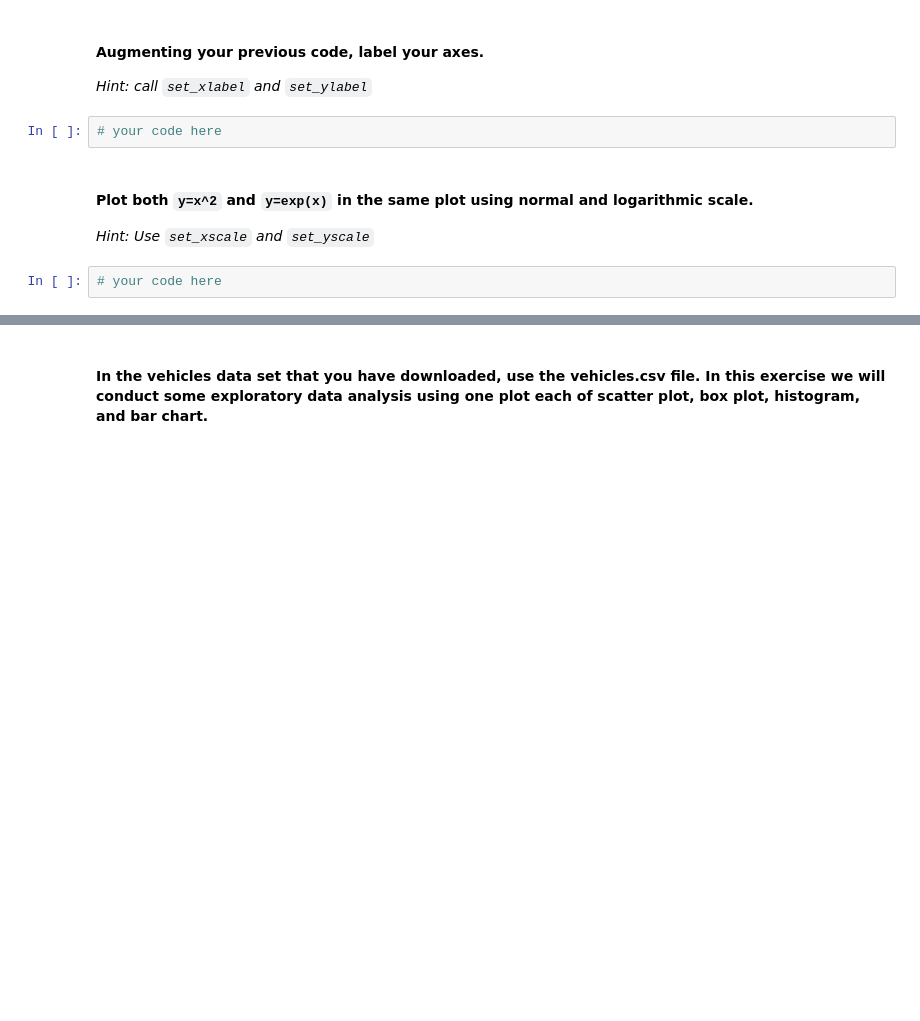
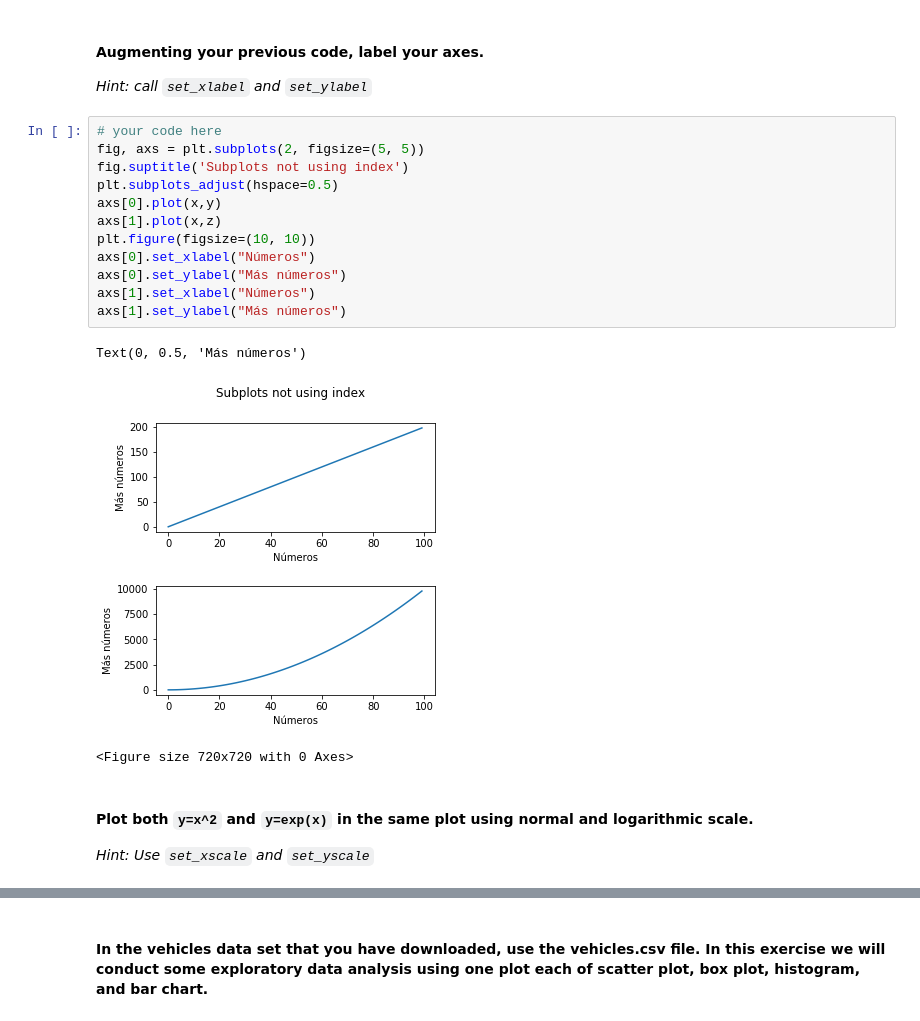
Before and after one commit to ironhack-datalabs/datamad1019, a Jupyter notebook: module-2/lab-matplotlib-seaborn/your-code/challenge-1.ipynb, the cells around one changed output, grey strips where cells are left out. Drawn from its saved outputs; the diff is of its cells as text; blank space fills up the shorter version.

```diff
--- a/module-2/lab-matplotlib-seaborn/your-code/challenge-1.ipynb
+++ b/module-2/lab-matplotlib-seaborn/your-code/challenge-1.ipynb
@@ -47,11 +85,23 @@ z = x**2
 #### Augmenting your previous code, label your axes.
 
 *Hint: call `set_xlabel` and `set_ylabel`*
-# %%
-# your code here
+# %%
+# your code here
+fig, axs = plt.subplots(2, figsize=(5, 5))
+fig.suptitle('Subplots not using index')
+plt.subplots_adjust(hspace=0.5)
+axs[0].plot(x,y)
+axs[1].plot(x,z)
+plt.figure(figsize=(10, 10))
+axs[0].set_xlabel("Números")
+axs[0].set_ylabel("Más números")
+axs[1].set_xlabel("Números")
+axs[1].set_ylabel("Más números")
+# %% [output]
+Text(0, 0.5, 'Más números')
+[figure, added]
+<Figure size 720x720 with 0 Axes>
 # %% [markdown]
 #### Plot both `y=x^2` and `y=exp(x)` in the same plot using normal and logarithmic scale.
 
 *Hint: Use `set_xscale` and `set_yscale`*
-# %%
-# your code here
```
Also changed, not shown: parts of 14 cells of this notebook.
